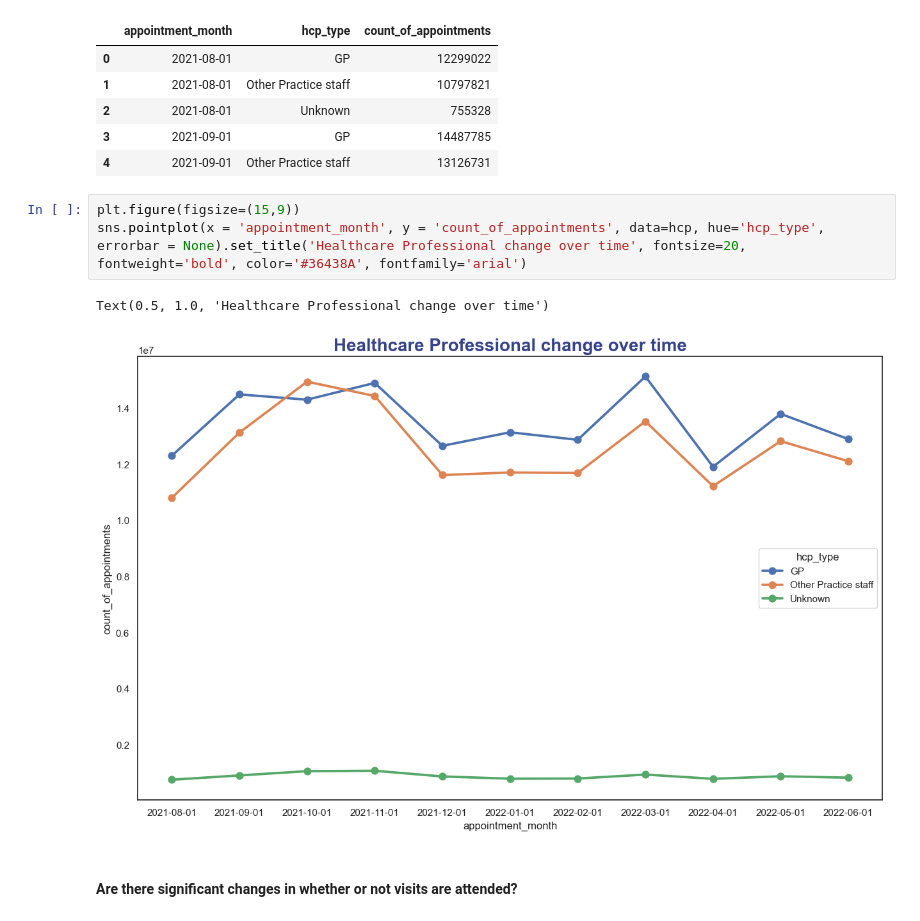
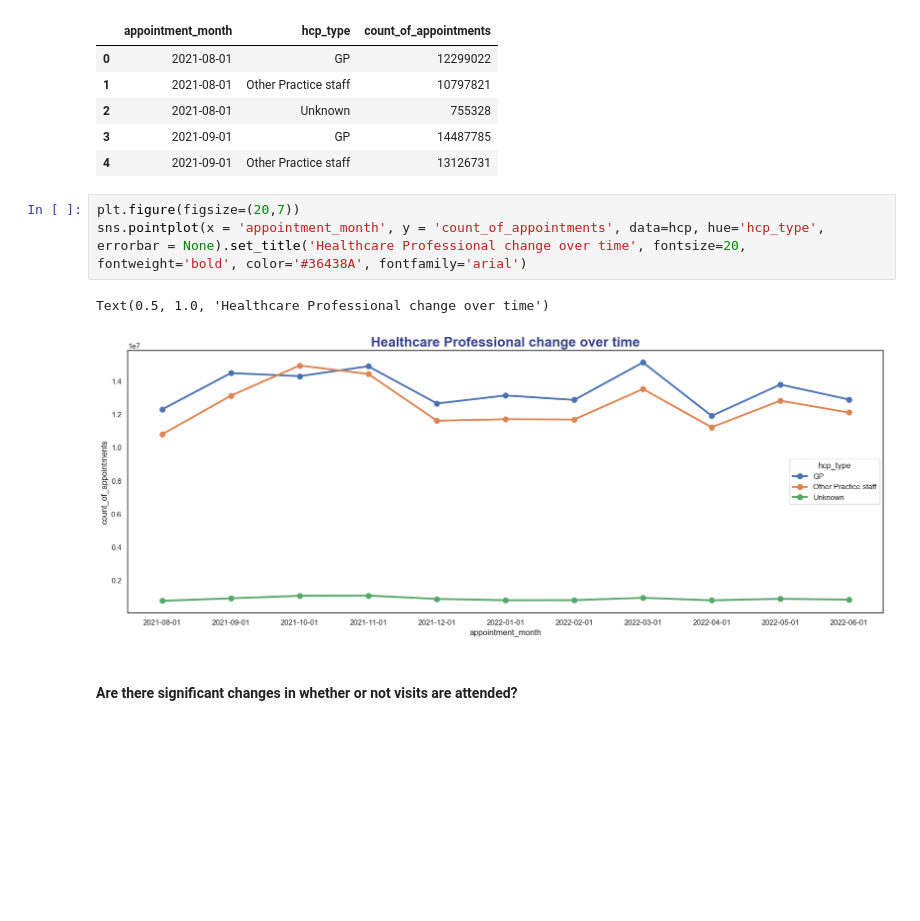
Before and after one commit to DimaBrikach/NHS_Assignment, a Jupyter notebook: Dzmitry_Brykach_DA201_Assignment.ipynb, the cells around one changed output. Cells and saved outputs as stored; diff of their text form; blank space fills up the shorter version.

```diff
--- a/Dzmitry_Brykach_DA201_Assignment.ipynb
+++ b/Dzmitry_Brykach_DA201_Assignment.ipynb
@@ -782,11 +824,11 @@ hcp.head()
 | 3 | 2021-09-01 | GP | 14487785 |
 | 4 | 2021-09-01 | Other Practice staff | 13126731 |
 # %%
-plt.figure(figsize=(15,9))
+plt.figure(figsize=(20,7))
 sns.pointplot(x = 'appointment_month', y = 'count_of_appointments', data=hcp, hue='hcp_type', errorbar = None).set_title('Healthcare Professional change over time', fontsize=20, fontweight='bold', color='#36438A', fontfamily='arial')
 # %% [output]
 Text(0.5, 1.0, 'Healthcare Professional change over time')
-[figure, old version]
+[figure, new version]
 # %% [markdown]
 #### Are there significant changes in whether or not visits are attended?
 # %%
```
Also changed, not shown: parts of 25 cells of this notebook.
